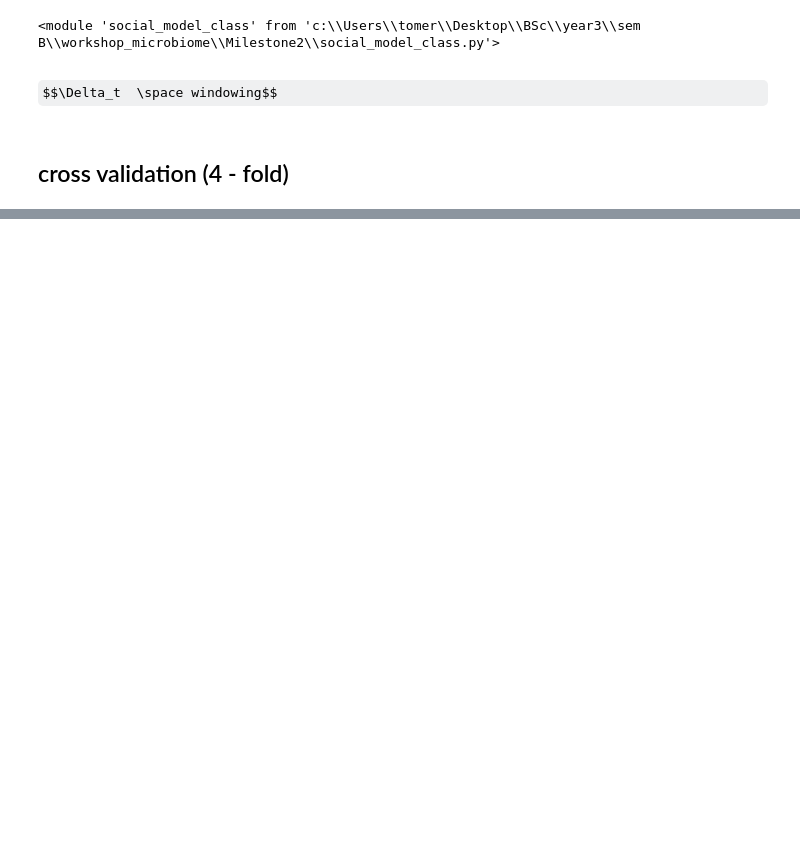
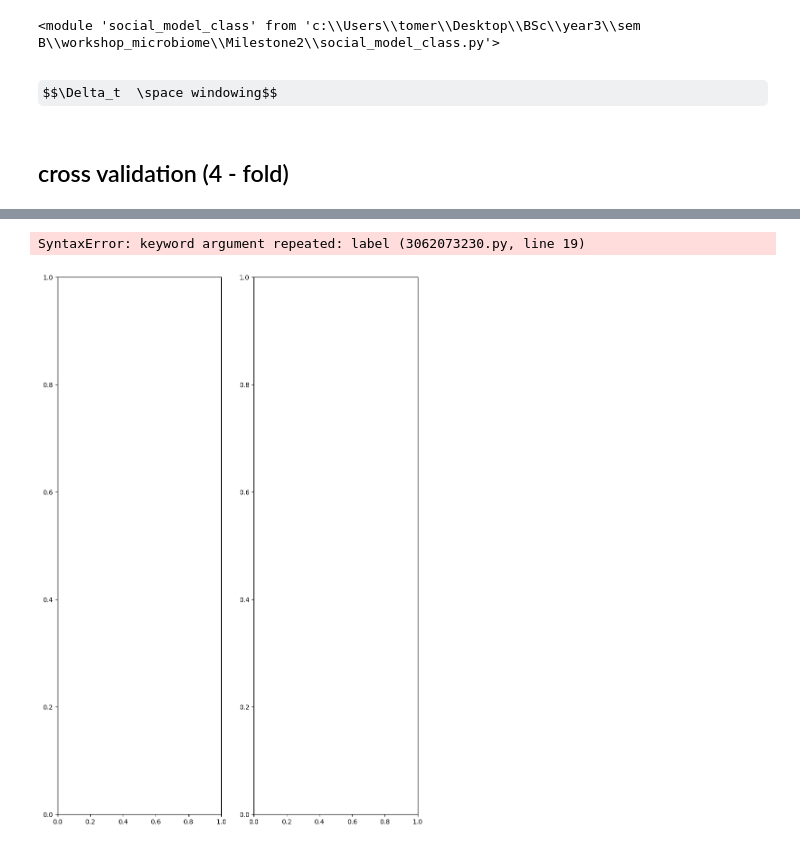
Before and after one commit to yuvaldotan/workshop_microbiome, a Jupyter notebook: Milestone2/model_pipeline_v2.ipynb, the cells around one changed output, grey strips where cells are left out. Saved outputs shown, nothing was run; the diff lists cells and outputs as text; code cells hidden in the pictures; some formulas as TeX source; blank space fills up the shorter version.

```diff
--- a/Milestone2/model_pipeline_v2.ipynb
+++ b/Milestone2/model_pipeline_v2.ipynb
@@ -85,4 +61,31 @@ def preprocessing(data_path, metadata_path):
 # %%
+np.random.seed(1)
+baboons = model.baboons
+dict_list = list(model.baboons.items())
+np.random.shuffle(dict_list)
+groups = [dict(group) for group in np.array_split(dict_list,4)]
+
+data_df = pd.read_csv(data_path, index_col=0)
+metadata_df = pd.read_csv(metadata_path, index_col=0)
+
+for i in range(4):
+    train_metatdata = metadata_df[~metadata_df["baboon_id"].isin(groups[i].keys())]
+    train_data = data_df.loc[train_metatdata.index]
+    known_metadata = metadata_df[metadata_df['baboon_id'].isin(groups[i].keys())]
+    indicies = []
+    for baboon in groups[i].values():
+        indicies.extend(baboon.metadata_I.index[:10])
+
+    known_data = data_df.loc[indicies]
+    true_data = data_df.loc[known_metadata[~np.isin(known_metadata.index, indicies)].index]
+
+
+    train_data.to_csv(fr".\cross_val_data\train_data_{i}.csv")
+    train_metatdata.to_csv(fr".\cross_val_data\train_metadata_{i}.csv")
+    known_data.to_csv(fr".\cross_val_data\known_data_{i}.csv")
+    known_metadata.to_csv(fr".\cross_val_data\known_metadata_{i}.csv")
+    true_data.to_csv(fr".\cross_val_data\true_data_{i}.csv")
+
 for i in range(4):
     model = social_model_class.superModel(fr".\cross_val_data\train_data_{i}.csv", fr".\cross_val_data\train_metadata_{i}.csv")
     model.alpha_ = np.array([0]*61)
@@ -105,25 +175,28 @@ for i in range(4):
 # %%
-fig, axes = plt.subplots(nrows=4, ncols=2, figsize=(10, 15))
+fig, axes = plt.subplots(nrows=1, ncols=2, figsize=(10, 15))
 for i in range(4):
     predictions_noniterative = pd.read_csv(fr".\cross_val_data\predictions_noniterative_{i}.csv", index_col=0)
     predictions_iterative = pd.read_csv(fr".\cross_val_data\predictions_iterative_{i}.csv", index_col=0)
     true_data = pd.read_csv(fr".\cross_val_data\true_data_{i}.csv", index_col=0)
 
     for baboon in groups[i].keys():
         bc_noniterative = []
         bc_iterative = []
         for idx in np.intersect1d(predictions_noniterative.index, groups[i][baboon].metadata_I.index):
             score_iter = 0
             score_noniter = 0
             score_iter += braycurtis(true_data.loc[idx], predictions_iterative.loc[idx])/len(true_data)
             score_noniter += braycurtis(true_data.loc[idx], predictions_noniterative.loc[idx])/len(true_data)
 
 
         bc_noniterative.append(score_noniter)
         bc_iterative.append(score_iter)
-    sns.kdeplot(bc_noniterative, ax=axes[i, 0], label="noniterative", axes=axes[i, 0])
-    sns.kdeplot(bc_iterative, ax=axes[i, 1], label="iterative", axes=axes[i, 0])
+    sns.kdeplot(bc_noniterative, ax=axes[0, 0], label="noniterative", axes=axes[i, 0])
+    sns.kdeplot(bc_iterative, ax=axes[0, 1], label="iterative", axes=axes[i, 0], label=f"fold {i}")
 
 axes[0,0].set_title("non-iterative")
 axes[0,1].set_title("iterative")
 plt.show()
+# %% [output]
+SyntaxError: keyword argument repeated: label (3062073230.py, line 19)
+[figure, added]
```
Also changed, not shown: parts of 4 cells of this notebook, 1 other file.
